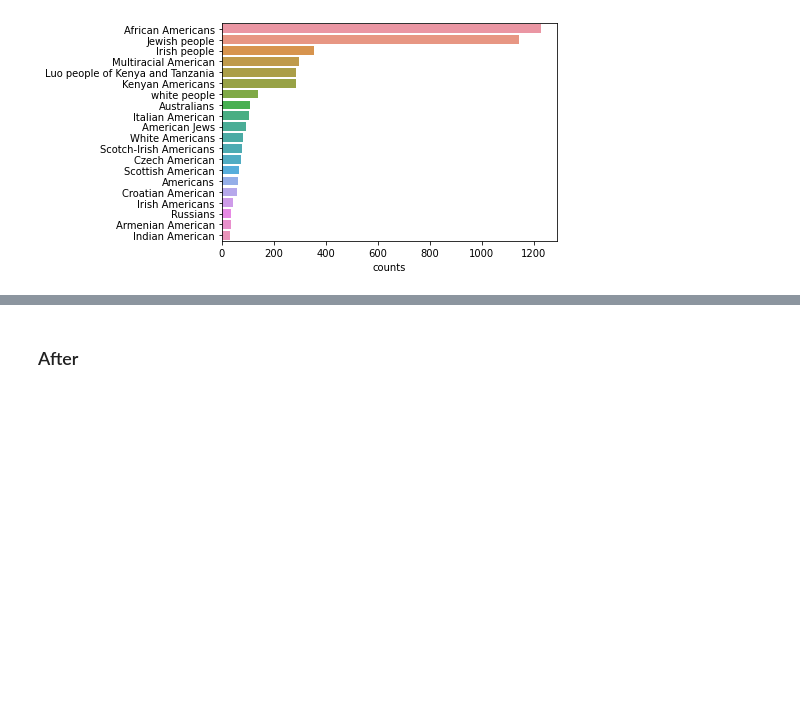
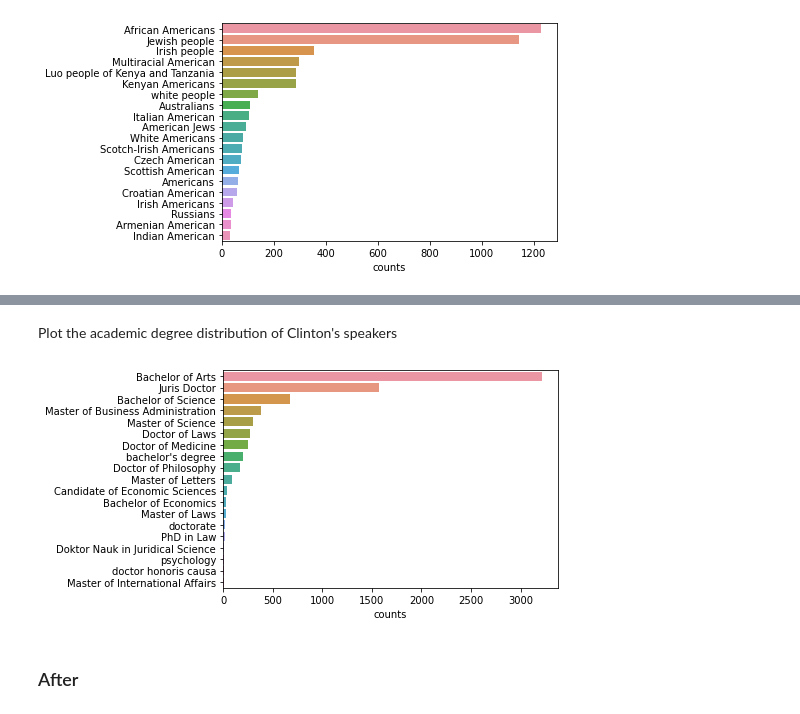
Before and after one commit to lucarossi9/Applied-Data-Analysis-project, a Jupyter notebook: Project2.ipynb, the cells around one changed output, grey strips where cells are left out. Cells and saved outputs as stored; diff of their text form; code cells hidden in the pictures; blank space fills up the shorter version.

Commit message:
add academic degree distribution

```diff
--- a/Project2.ipynb
+++ b/Project2.ipynb
@@ -244 +278,23 @@ Now, comparing the spikes of both plots, we see that the spike of number of occu
+# %%
+def get_DataFrame_for_plot(df_raw,attribute, Relev_Num):
+    """given a attribute and Relevant_Number return a dataframe with the relevant number of counts of speakers with a certain attribute"""
+    list_Author_attribute = []
+
+    for attribute_list in df_raw[attribute]:
+        for attribute_value in attribute_list:
+            list_Author_attribute.append(attribute_value)
+
+    Author_attribute = pd.DataFrame(list_Author_attribute)
+    Author_attribute_counts = Author_attribute.value_counts()
+
+    #Consider relevant only the attribute with more than Relev_Num counts
+    Author_attribute_values = Author_attribute_counts[Author_attribute_counts > Relev_Num]
+    Author_attribute_values
+
+    Author_attribute_plot_values = pd.DataFrame()
+    Author_attribute_plot_values["counts"] = Author_attribute_values
+    Author_attribute_plot_values = Author_attribute_plot_values.reset_index(level=0)
+    Author_attribute_plot_values = Author_attribute_plot_values.rename(columns={0:attribute})
+
+    return Author_attribute_values, Author_attribute_plot_values
 # %% [markdown]
@@ -315,0 +368,2 @@ plt.show()
+# %%
+df_Clinton_AD = get_DataFrame_of_attribute(speaker_attributes_updated,Clinton_atributes,"academic_degree")
@@ -315,0 +372,3 @@ plt.show()
+# %%
+Clinton_AD_values, Clinton_AD_plot_values = get_DataFrame_for_plot(df_Clinton_AD,"academic_degree",5)
+Clinton_AD_values
@@ -316,3 +396,11 @@ plt.show()
+# %% [markdown]
+Plot the academic degree distribution of Clinton's speakers
+# %%
+#histogram for the main academic degree of the speakers
+AD_Clinton_hist = sns.barplot(x=Clinton_AD_plot_values["counts"], y=Clinton_AD_plot_values["academic_degree"].values, data=Clinton_AD_plot_values)
+plt.show()
+# %% [output]
+[figure, added]
 # %% [markdown]
 ### After
 # %%
```
Also changed, not shown: parts of 37 cells of this notebook.
